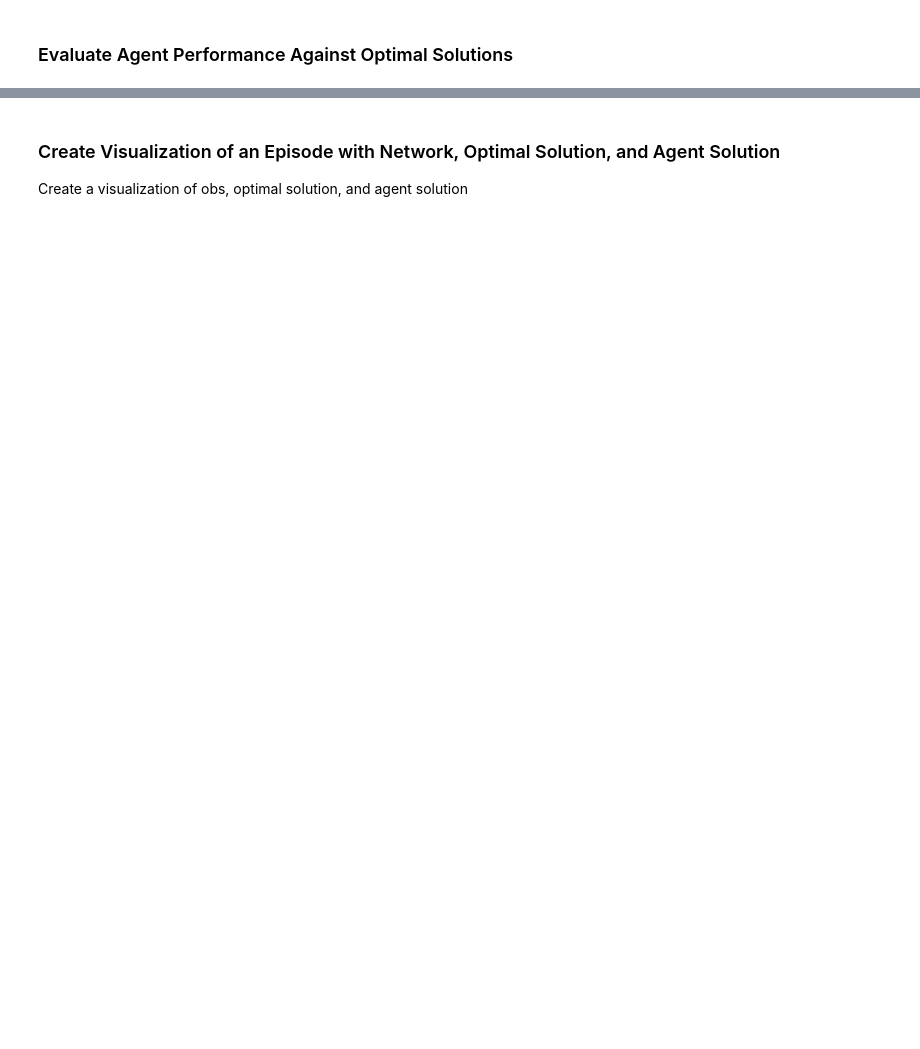
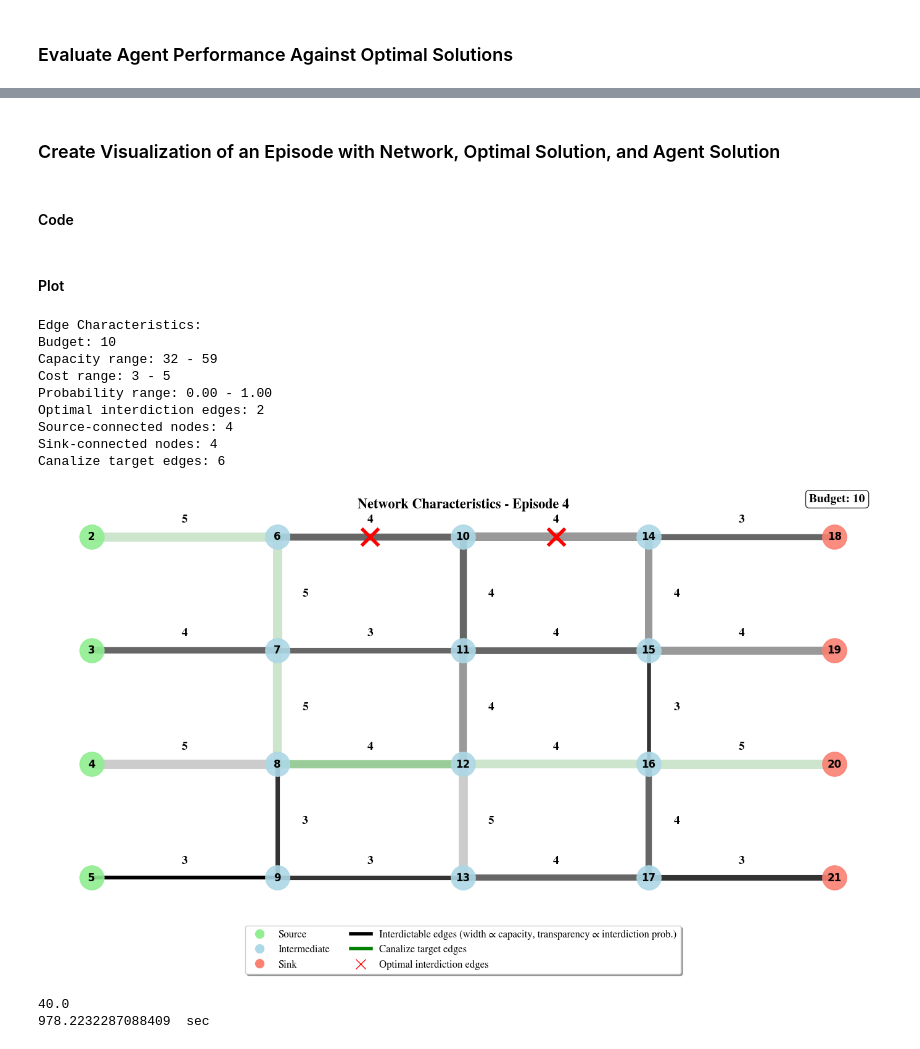
Before and after one commit to m-r-webb/RL-Threat-Adaptive-Network-Interdiction, a Jupyter notebook: Code/Agent_Evaluation.ipynb, the cells around one changed output, grey strips where cells are left out. Drawn from its saved outputs; the diff is of its cells as text; code cells hidden in the pictures; blank space fills up the shorter version.

```diff
--- a/Code/Agent_Evaluation.ipynb
+++ b/Code/Agent_Evaluation.ipynb
@@ -345,3 +722,4 @@ RL Time to Solve (Mean):  5.398829940031282
 # %% [markdown]
 ### Create Visualization of an Episode with Network, Optimal Solution, and Agent Solution
-Create a visualization of obs, optimal solution, and agent solution
+# %% [markdown]
+#### Code
@@ -347,0 +1154,30 @@ Create a visualization of obs, optimal solution, and agent solution
+# %% [markdown]
+#### Plot
+# %%
+# Usage with your code:
+episode = 4
+obs, _ = env.reset(seed=episode)
+edge_capacity = obs['edge_capacity']
+edge_costs = obs['edge_costs']
+edge_interdiction_probability = obs['edge_interdiction_probability']
+
+# Plot the network with optimal interdiction edges marked
+G = plot_network_with_edge_annotations(nodes, edges, obs, env,
+                                     all_optimal_interdiction_edges, episode,
+                                     title=f"Network Characteristics - Episode {episode}")
+
+print(optimal_obj_vals[episode])
+print(optimal_solution_times[episode], " sec")
+# %% [output]
+Edge Characteristics:
+Budget: 10
+Capacity range: 32 - 59
+Cost range: 3 - 5
+Probability range: 0.00 - 1.00
+Optimal interdiction edges: 2
+Source-connected nodes: 4
+Sink-connected nodes: 4
+Canalize target edges: 6
+[figure, added]
+40.0
+978.2232287088409  sec
```
Also changed, not shown: parts of 26 cells of this notebook.
